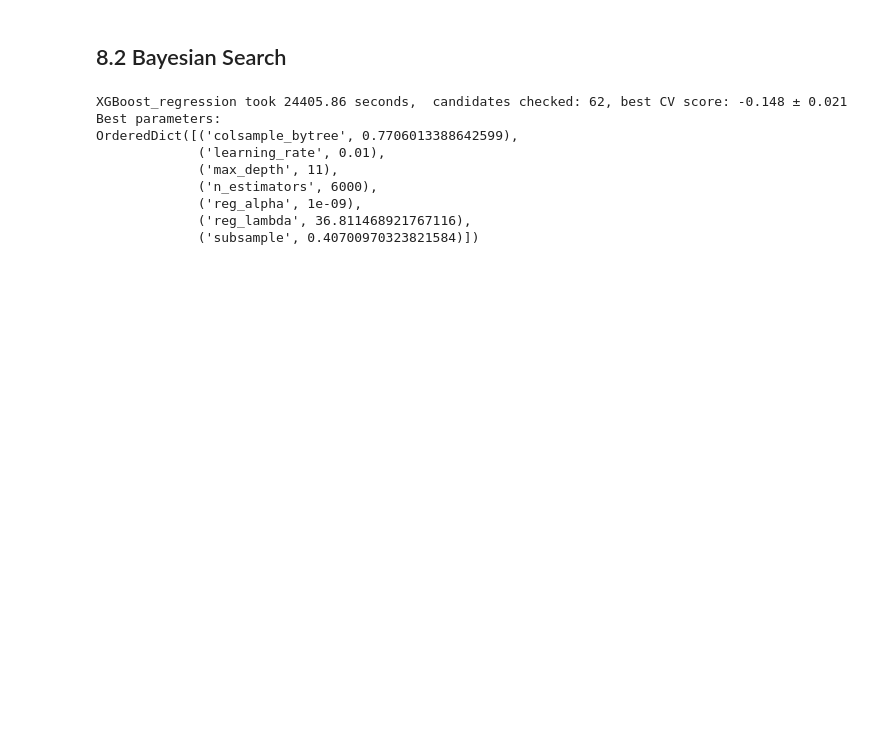
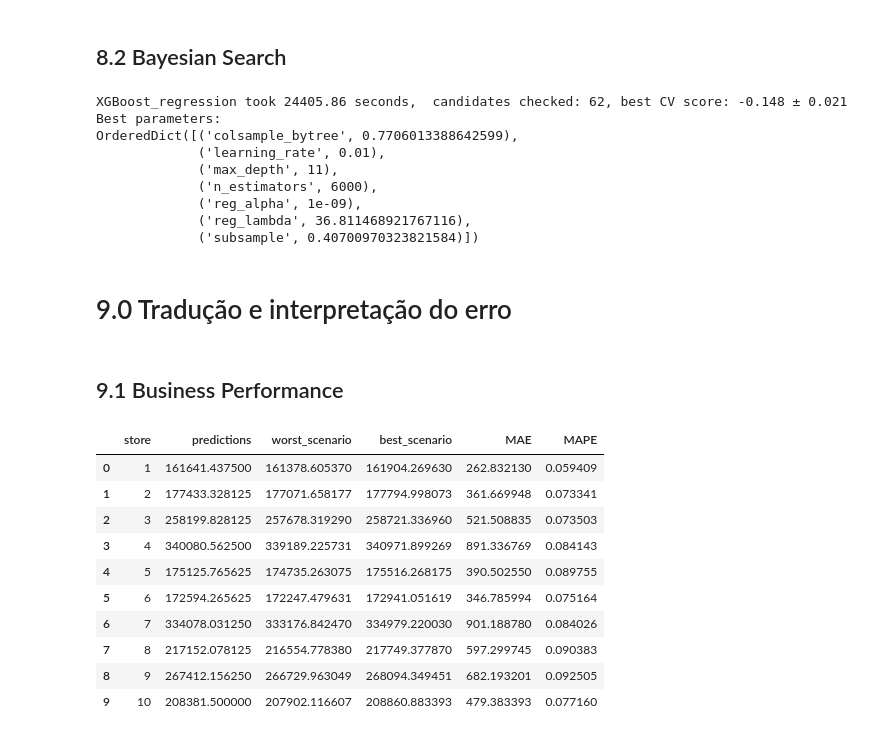
Before and after one commit to julianonicoletti/Ds_em_producao, a Jupyter notebook: ds_producao.ipynb, the cells around one changed output. Saved outputs shown, nothing was run; the diff lists cells and outputs as text; code cells hidden in the pictures; blank space fills up the shorter version.

```diff
--- a/ds_producao.ipynb
+++ b/ds_producao.ipynb
@@ -1308,3 +1331,5 @@ OrderedDict([('colsample_bytree', 0.7706013388642599),
              ('reg_alpha', 1e-09),
              ('reg_lambda', 36.811468921767116),
              ('subsample', 0.40700970323821584)])
+# %% [markdown]
+# 9.0 Tradução e interpretação do erro
@@ -1310,0 +1345,41 @@ OrderedDict([('colsample_bytree', 0.7706013388642599),
+# %% [markdown]
+## 9.1 Business Performance
+# %%
+# sum of predictions
+df91 = df9[['store', 'predictions']].groupby('store').sum()
+
+
+# MAE and MAPE
+df9_aux1 = (df9[['store', 'sales', 'predictions']].groupby( 'store' )
+                    .apply(lambda x: mean_absolute_error( x['sales'], x['predictions'] ) )
+                    .reset_index().rename( columns={0:'MAE'}))
+
+df9_aux2 = (df9[['store', 'sales', 'predictions']].groupby( 'store' )
+                    .apply(lambda x: mean_absolute_percentage_error( x['sales'], x['predictions'] ) )
+                    .reset_index().rename( columns={0:'MAPE'}))
+
+# Merge
+df9_aux3 = pd.merge( df9_aux1, df9_aux2, how='inner', on='store' )
+df92 = pd.merge( df91, df9_aux3, how='inner', on='store' )
+
+# Scenarios
+df92['worst_scenario'] = df92['predictions'] - df92['MAE']
+df92['best_scenario'] = df92['predictions'] + df92['MAE']
+
+
+# order columns
+df92 = df92[['store', 'predictions', 'worst_scenario', 'best_scenario', 'MAE', 'MAPE']]
+
+df92.head(10)
+# %% [output]
+|  | store | predictions | worst_scenario | best_scenario | MAE | MAPE |
+| 0 | 1 | 161641.437500 | 161378.605370 | 161904.269630 | 262.832130 | 0.059409 |
+| 1 | 2 | 177433.328125 | 177071.658177 | 177794.998073 | 361.669948 | 0.073341 |
+| 2 | 3 | 258199.828125 | 257678.319290 | 258721.336960 | 521.508835 | 0.073503 |
+| 3 | 4 | 340080.562500 | 339189.225731 | 340971.899269 | 891.336769 | 0.084143 |
+| 4 | 5 | 175125.765625 | 174735.263075 | 175516.268175 | 390.502550 | 0.089755 |
+| 5 | 6 | 172594.265625 | 172247.479631 | 172941.051619 | 346.785994 | 0.075164 |
+| 6 | 7 | 334078.031250 | 333176.842470 | 334979.220030 | 901.188780 | 0.084026 |
+| 7 | 8 | 217152.078125 | 216554.778380 | 217749.377870 | 597.299745 | 0.090383 |
+| 8 | 9 | 267412.156250 | 266729.963049 | 268094.349451 | 682.193201 | 0.092505 |
+| 9 | 10 | 208381.500000 | 207902.116607 | 208860.883393 | 479.383393 | 0.077160 |
```
Also changed, not shown: parts of 19 cells of this notebook.
